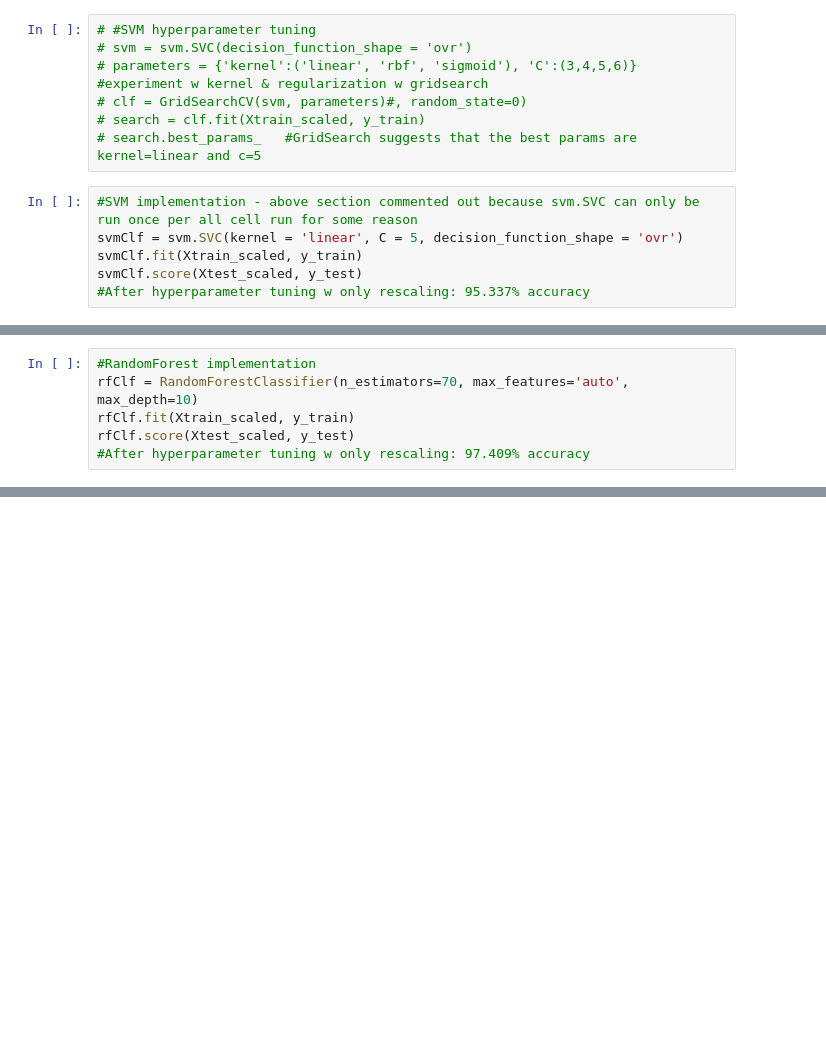
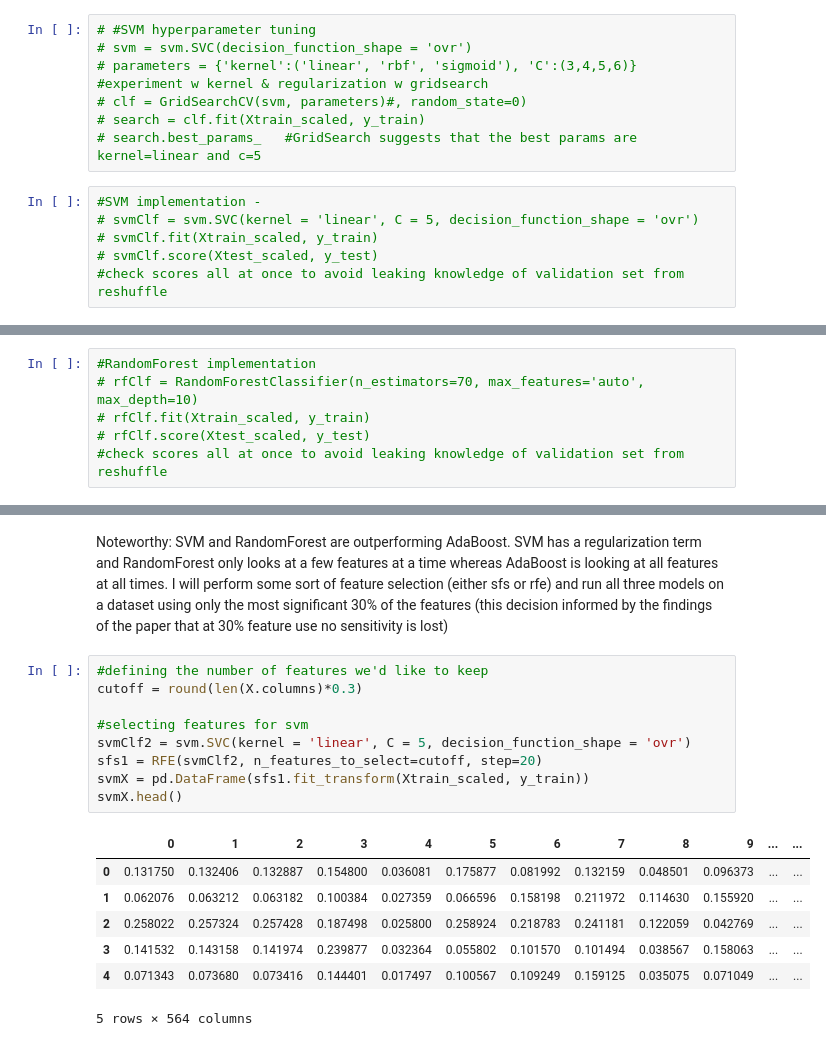
Before and after one commit to GraceCodes/MLHW3, a Jupyter notebook: HW3.ipynb, the cells around one changed output, grey strips where cells are left out. Drawn from its saved outputs; the diff is of its cells as text; blank space fills up the shorter version.

Commit message:
SVM, RandomForest, Adaboost implementations added plus baseline classifier and beginnings of feature selection

```diff
--- a/HW3.ipynb
+++ b/HW3.ipynb
@@ -149,8 +154,8 @@ Xtest_scaled.head()
 # search = clf.fit(Xtrain_scaled, y_train)
 # search.best_params_   #GridSearch suggests that the best params are kernel=linear and c=5
 # %%
-#SVM implementation - above section commented out because svm.SVC can only be run once per all cell run for some reason
-svmClf = svm.SVC(kernel = 'linear', C = 5, decision_function_shape = 'ovr')
-svmClf.fit(Xtrain_scaled, y_train)
-svmClf.score(Xtest_scaled, y_test)
-#After hyperparameter tuning w only rescaling: 95.337% accuracy
+#SVM implementation -
+# svmClf = svm.SVC(kernel = 'linear', C = 5, decision_function_shape = 'ovr')
+# svmClf.fit(Xtrain_scaled, y_train)
+# svmClf.score(Xtest_scaled, y_test)
+#check scores all at once to avoid leaking knowledge of validation set from reshuffle
@@ -169,6 +170,6 @@ search.best_params_
 # %%
 #RandomForest implementation
-rfClf = RandomForestClassifier(n_estimators=70, max_features='auto', max_depth=10)
-rfClf.fit(Xtrain_scaled, y_train)
-rfClf.score(Xtest_scaled, y_test)
-#After hyperparameter tuning w only rescaling: 97.409% accuracy
+# rfClf = RandomForestClassifier(n_estimators=70, max_features='auto', max_depth=10)
+# rfClf.fit(Xtrain_scaled, y_train)
+# rfClf.score(Xtest_scaled, y_test)
+#check scores all at once to avoid leaking knowledge of validation set from reshuffle
@@ -178,0 +197,19 @@ rfClf.score(Xtest_scaled, y_test)
+# %% [markdown]
+Noteworthy: SVM and RandomForest are outperforming AdaBoost. SVM has a regularization term and RandomForest only looks at a few features at a time whereas AdaBoost is looking at all features at all times. I will perform some sort of feature selection (either sfs or rfe) and run all three models on a dataset using only the most significant 30% of the features (this decision informed by the findings of the paper that at 30% feature use no sensitivity is lost)
+# %%
+#defining the number of features we'd like to keep
+cutoff = round(len(X.columns)*0.3)
+
+#selecting features for svm
+svmClf2 = svm.SVC(kernel = 'linear', C = 5, decision_function_shape = 'ovr')
+sfs1 = RFE(svmClf2, n_features_to_select=cutoff, step=20)
+svmX = pd.DataFrame(sfs1.fit_transform(Xtrain_scaled, y_train))
+svmX.head()
+# %% [output]
+|  | 0 | 1 | 2 | 3 | 4 | 5 | 6 | 7 | 8 | 9 | ... | ... |
+| 0 | 0.131750 | 0.132406 | 0.132887 | 0.154800 | 0.036081 | 0.175877 | 0.081992 | 0.132159 | 0.048501 | 0.096373 | ... | ... |
+| 1 | 0.062076 | 0.063212 | 0.063182 | 0.100384 | 0.027359 | 0.066596 | 0.158198 | 0.211972 | 0.114630 | 0.155920 | ... | ... |
+| 2 | 0.258022 | 0.257324 | 0.257428 | 0.187498 | 0.025800 | 0.258924 | 0.218783 | 0.241181 | 0.122059 | 0.042769 | ... | ... |
+| 3 | 0.141532 | 0.143158 | 0.141974 | 0.239877 | 0.032364 | 0.055802 | 0.101570 | 0.101494 | 0.038567 | 0.158063 | ... | ... |
+| 4 | 0.071343 | 0.073680 | 0.073416 | 0.144401 | 0.017497 | 0.100567 | 0.109249 | 0.159125 | 0.035075 | 0.071049 | ... | ... |
+5 rows × 564 columns
```
Also changed, not shown: parts of 14 cells of this notebook.
